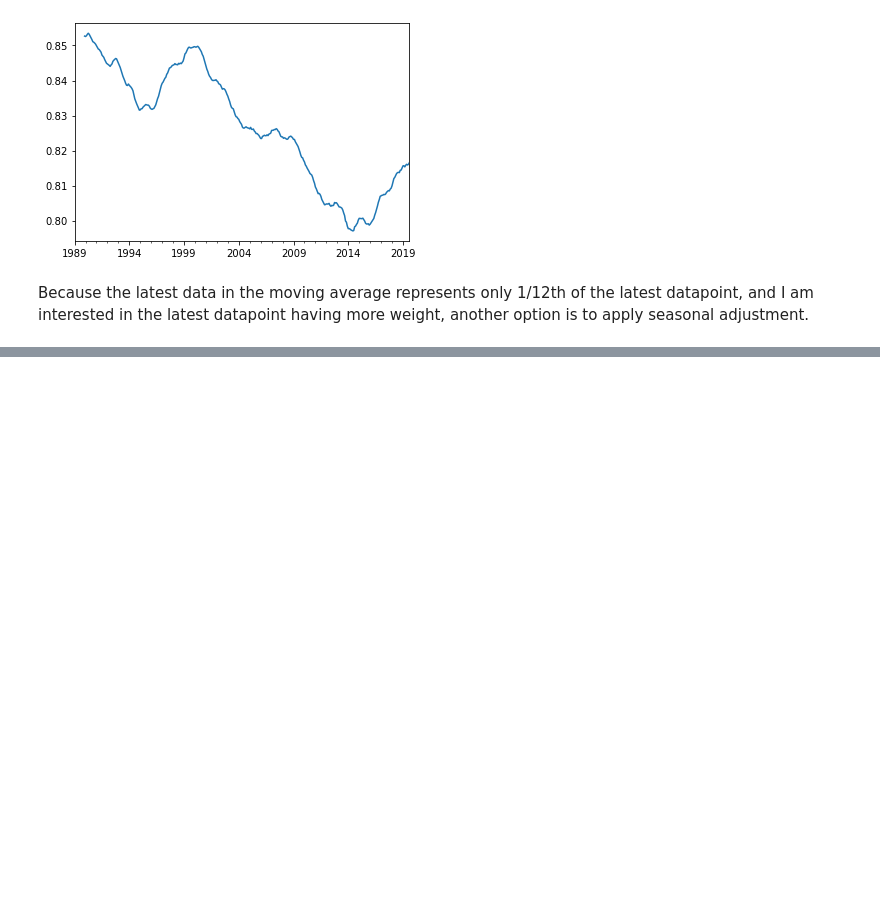
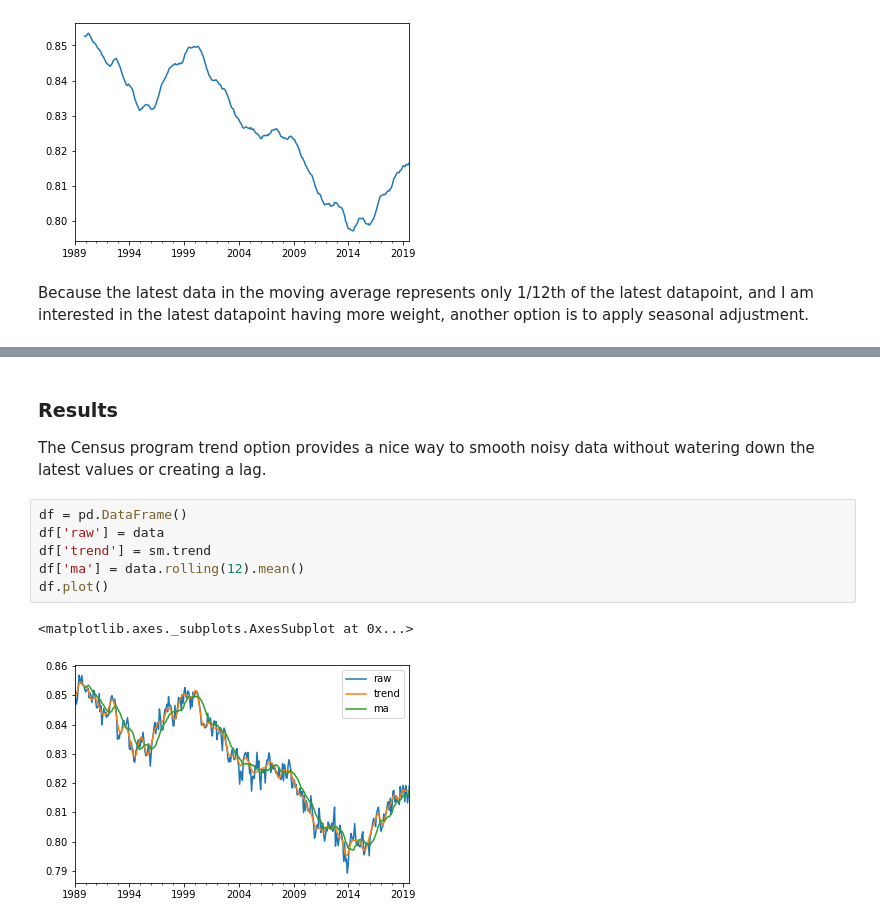
Before and after one commit to bdecon/econ_data, a Jupyter notebook: micro/bd_CPS_seasonal_adjustment.ipynb, the cells around one changed output, grey strips where cells are left out. Drawn from its saved outputs; the diff is of its cells as text; blank space fills up the shorter version.

```diff
--- a/micro/bd_CPS_seasonal_adjustment.ipynb
+++ b/micro/bd_CPS_seasonal_adjustment.ipynb
@@ -83,0 +73,13 @@ sm.plot()
+# %% [markdown]
+### Results
+
+The Census program trend option provides a nice way to smooth noisy data without watering down the latest values or creating a lag.
+# %%
+df = pd.DataFrame()
+df['raw'] = data
+df['trend'] = sm.trend
+df['ma'] = data.rolling(12).mean()
+df.plot()
+# %% [output]
+<matplotlib.axes._subplots.AxesSubplot at 0x...>
+[figure, added]
```
Also changed, not shown: parts of 7 cells of this notebook, 1 other file.
